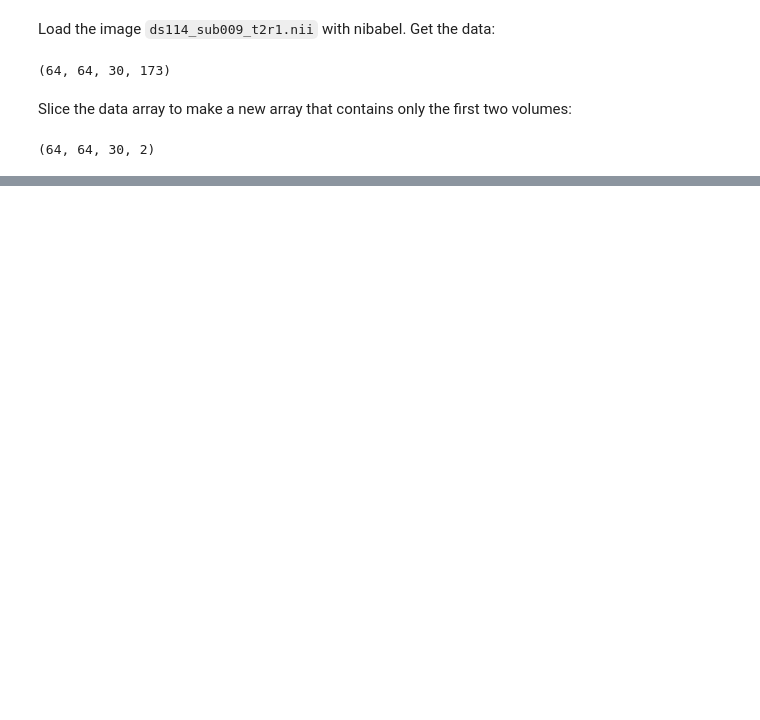
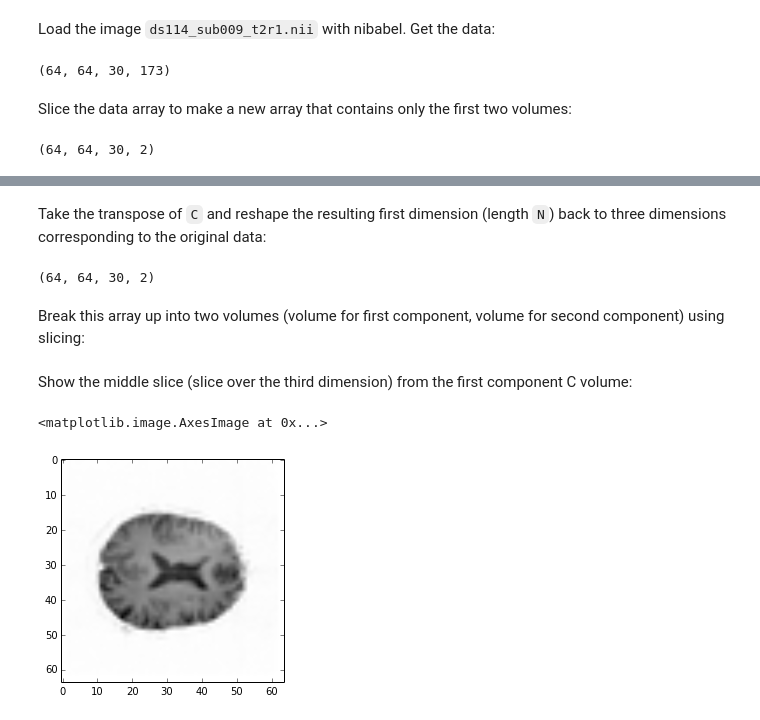
Before and after one commit to practical-neuroimaging/pna2015, a Jupyter notebook: day7/pca_solutions.ipynb, the cells around one changed output, grey strips where cells are left out. Drawn from its saved outputs; the diff is of its cells as text; code cells hidden in the pictures; blank space fills up the shorter version.

```diff
--- a/day7/pca_solutions.ipynb
+++ b/day7/pca_solutions.ipynb
@@ -177,3 +81,5 @@ array([[-0.84358574, -0.53699451],
+# %%
+U, S, V = npl.svd(XXt)
 # %%
 S
 # %% [output]
@@ -267,0 +109,3 @@ plt.legend?
+# %%
+C = V.dot(first_two)
+C.shape
@@ -267,0 +116,20 @@ plt.legend?
+# %% [markdown]
+Take the transpose of `C` and reshape the resulting first dimension (length `N`) back to three dimensions corresponding to the original data:
+# %%
+out_shape = data.shape[:-1] + (2,)
+C_vols = C.T.reshape(out_shape)
+C_vols.shape
+# %% [output]
+(64, 64, 30, 2)
+# %% [markdown]
+Break this array up into two volumes (volume for first component, volume for second component) using slicing:
+# %%
+vol0 = C_vols[..., 0]
+vol1 = C_vols[..., 1]
+# %% [markdown]
+Show the middle slice (slice over the third dimension) from the first component C volume:
+# %%
+plt.imshow(vol0[:, :, 14], cmap='gray')
+# %% [output]
+<matplotlib.image.AxesImage at 0x...>
+[figure, added]
```
Also changed, not shown: parts of 87 cells of this notebook, 1 other file.
